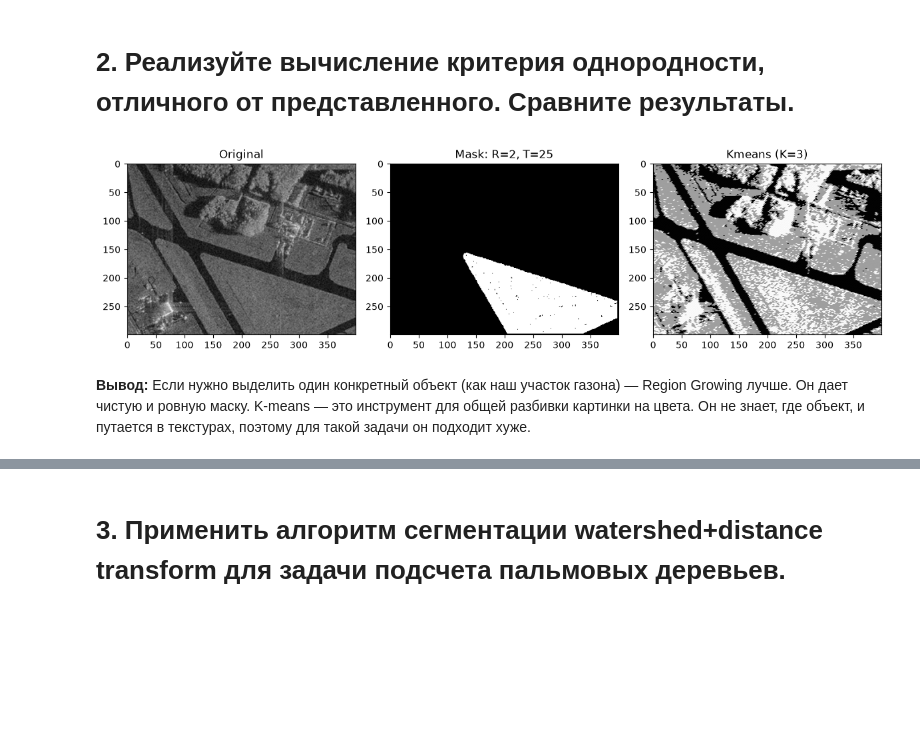
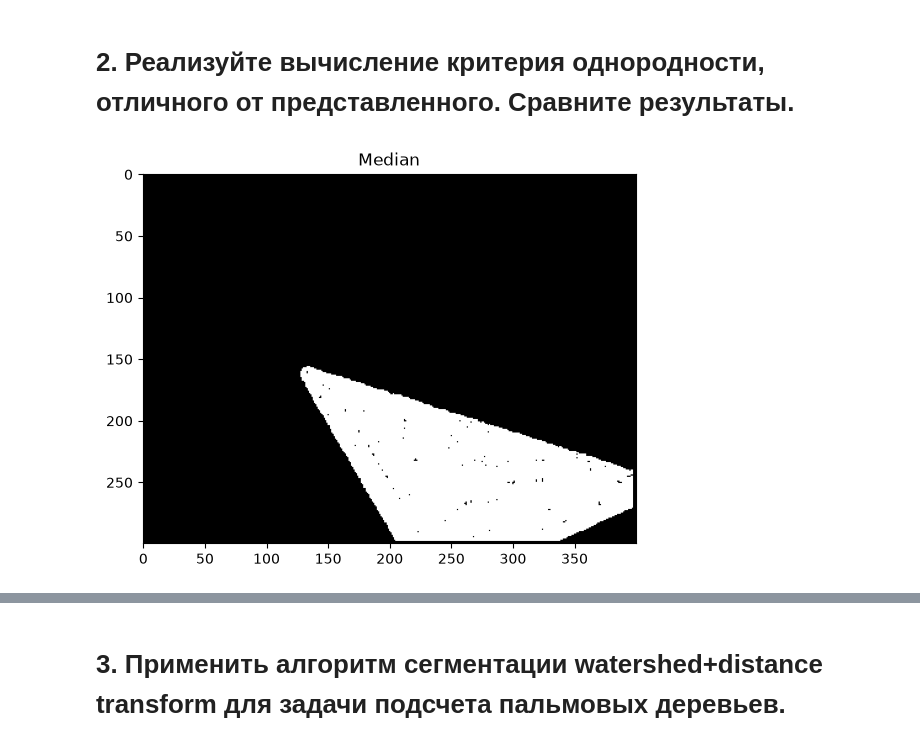
Before and after one commit to idexsts/image_processing, a Jupyter notebook: task4_segmentation/task4.ipynb, the cells around one changed output, grey strips where cells are left out. Drawn from its saved outputs; the diff is of its cells as text; code cells hidden in the pictures; blank space fills up the shorter version.

```diff
--- a/task4_segmentation/task4.ipynb
+++ b/task4_segmentation/task4.ipynb
@@ -66,30 +66,21 @@ plt.show()
 # %% [markdown]
 # **2. Реализуйте вычисление критерия однородности, отличного от представленного. Сравните результаты.**
 # %%
-z = np.float32(image_gray.reshape((-1,3)))
+def homo_median(img, mask, point, t):
+    region_pixels = img[mask > 0]
 
-K = 3
-criteria = (cv2.TERM_CRITERIA_EPS + cv2.TERM_CRITERIA_MAX_ITER, 10, 1.0)
+    med_val = np.median(region_pixels)
 
-ret, label, center = cv2.kmeans(z, K, None, criteria, 10, cv2.KMEANS_RANDOM_CENTERS)
+    if abs(med_val - float(img[point])) <= t:
+        return True
 
-# Restore image
-center = np.uint8(center)
-res = center[label.flatten()]
-res = res.reshape((image_gray.shape))
-images[f"Kmeans (K={K})"] = res
-# Show images
-fig, axs = plt.subplots(1, 3, figsize=(12, 5))
+    return False
 
-col = 0
-for col, (key, img) in enumerate(images.items()):
-    axs[col].imshow(img, cmap='gray')
-    axs[col].set_title(key)
+r=2
+mask_median = region_growing(image_gray, seed_point, homo_median, r, t)
 
-plt.tight_layout()
+plt.imshow(mask_median, cmap='gray')
+plt.title('Median')
 plt.show()
 # %% [output]
-[figure, old version]
+[figure, new version]
-# %% [markdown]
-**Вывод:** Если нужно выделить один конкретный объект (как наш участок газона) — Region Growing лучше. Он дает чистую и ровную маску.
-K-means — это инструмент для общей разбивки картинки на цвета. Он не знает, где объект, и путается в текстурах, поэтому для такой задачи он подходит хуже.
```
Also changed, not shown: parts of 2 cells of this notebook.
